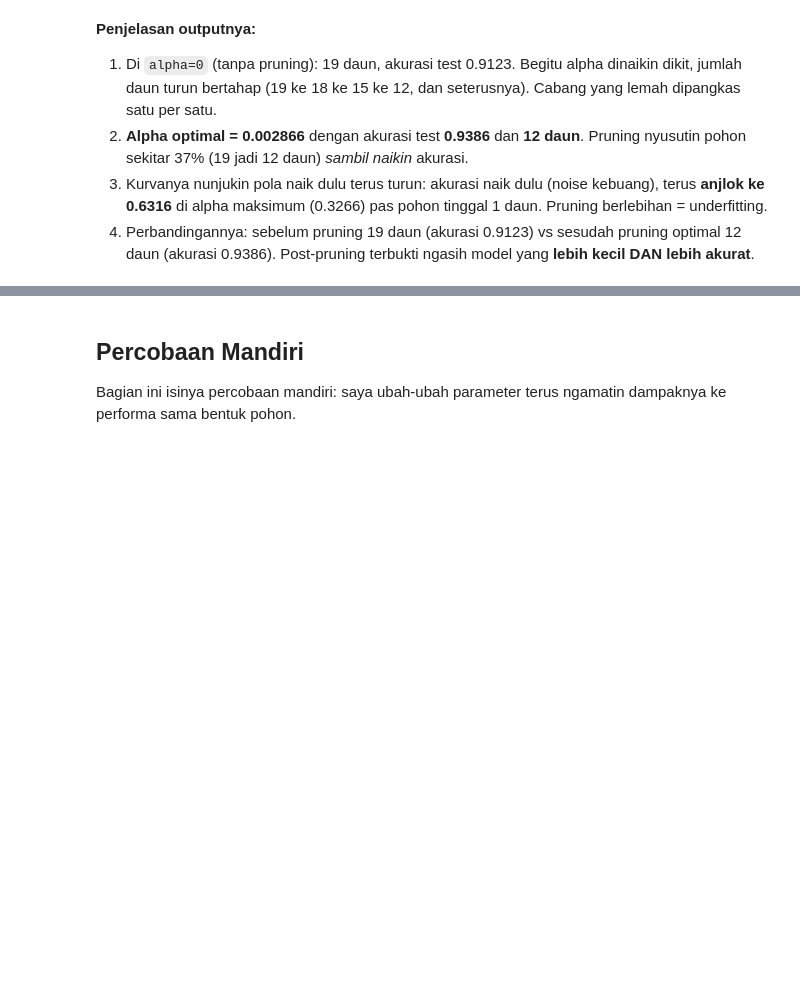
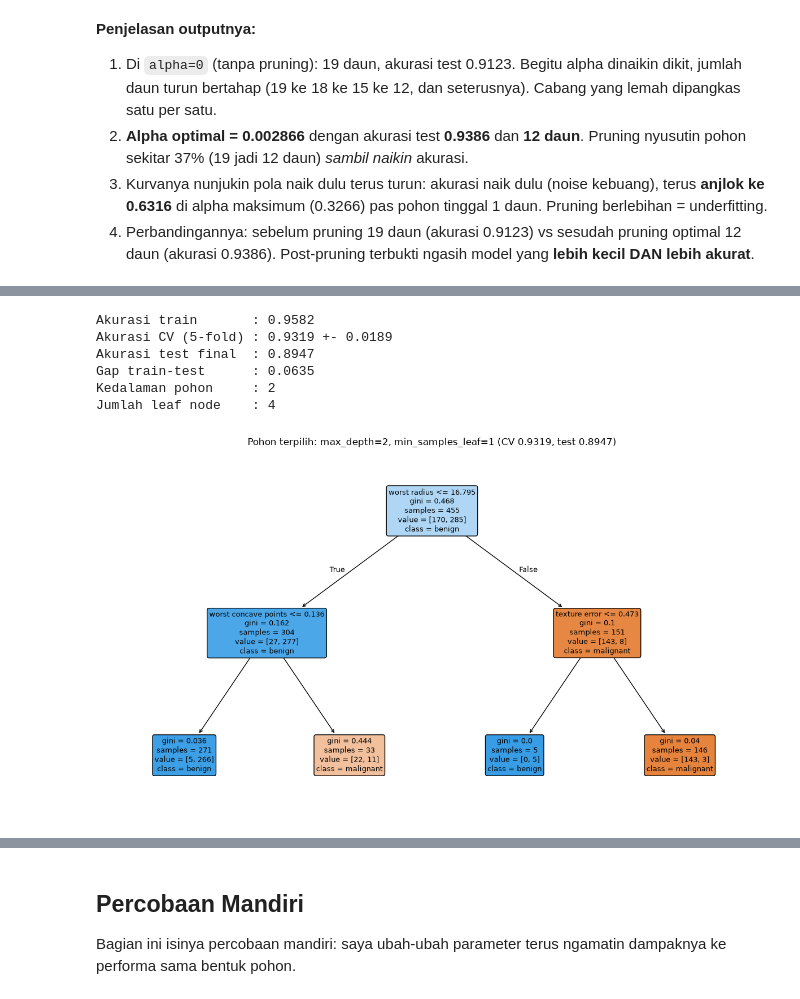
Before and after one commit to dandienter/praktikumML, a Jupyter notebook: bab-05-decision-tree-pruning/praktikum-bab-05.ipynb, the cells around one changed output, grey strips where cells are left out. Cells and saved outputs as stored; diff of their text form; code cells hidden in the pictures; blank space fills up the shorter version.

```diff
--- a/bab-05-decision-tree-pruning/praktikum-bab-05.ipynb
+++ b/bab-05-decision-tree-pruning/praktikum-bab-05.ipynb
@@ -331,0 +391,38 @@ Sebelum pruning (alpha=0): 19 daun -> sesudah (alpha optimal): 12 daun
+# %%
+# Latihan 3, langkah 5: evaluasi final pemenang di data test ( dipakai SEKALI di akhir )
+pohon_terpilih = DecisionTreeClassifier(
+    max_depth=pemenang["max_depth"],
+    min_samples_leaf=pemenang["min_samples_leaf"],
+    random_state=42)
+pohon_terpilih.fit(X_train, y_train)
+
+acc_train = accuracy_score(y_train, pohon_terpilih.predict(X_train))
+acc_test = accuracy_score(y_test, pohon_terpilih.predict(X_test))
+print(f"Akurasi train       : {acc_train:.4f}")
+print(f"Akurasi CV (5-fold) : {pemenang['cv_mean']:.4f} +- {pemenang['cv_std']:.4f}")
+print(f"Akurasi test final  : {acc_test:.4f}")
+print(f"Gap train-test      : {acc_train - acc_test:.4f}")
+print(f"Kedalaman pohon     : {pohon_terpilih.get_depth()}")
+print(f"Jumlah leaf node    : {pohon_terpilih.get_n_leaves()}")
+# %% [output]
+Akurasi train       : 0.9582
+Akurasi CV (5-fold) : 0.9319 +- 0.0189
+Akurasi test final  : 0.8947
+Gap train-test      : 0.0635
+Kedalaman pohon     : 2
+Jumlah leaf node    : 4
+# %%
+# Visualisasi pohon terpilih (Latihan 3)
+import os
+os.makedirs("/tmp/img5", exist_ok=True)
+plt.figure(figsize=(12, 7))
+plot_tree(pohon_terpilih, feature_names=data.feature_names,
+          class_names=data.target_names, filled=True, rounded=True, fontsize=9)
+plt.title(f"Pohon terpilih: max_depth={pemenang['max_depth']}, "
+          f"min_samples_leaf={pemenang['min_samples_leaf']} "
+          f"(CV {pemenang['cv_mean']:.4f}, test {acc_test:.4f})")
+plt.tight_layout()
+plt.savefig("/tmp/img5/pohon_lat3.png", dpi=110)
+plt.show()
+# %% [output]
+[figure, added]
```
Also changed, not shown: parts of 3 cells of this notebook, 8 other files.
